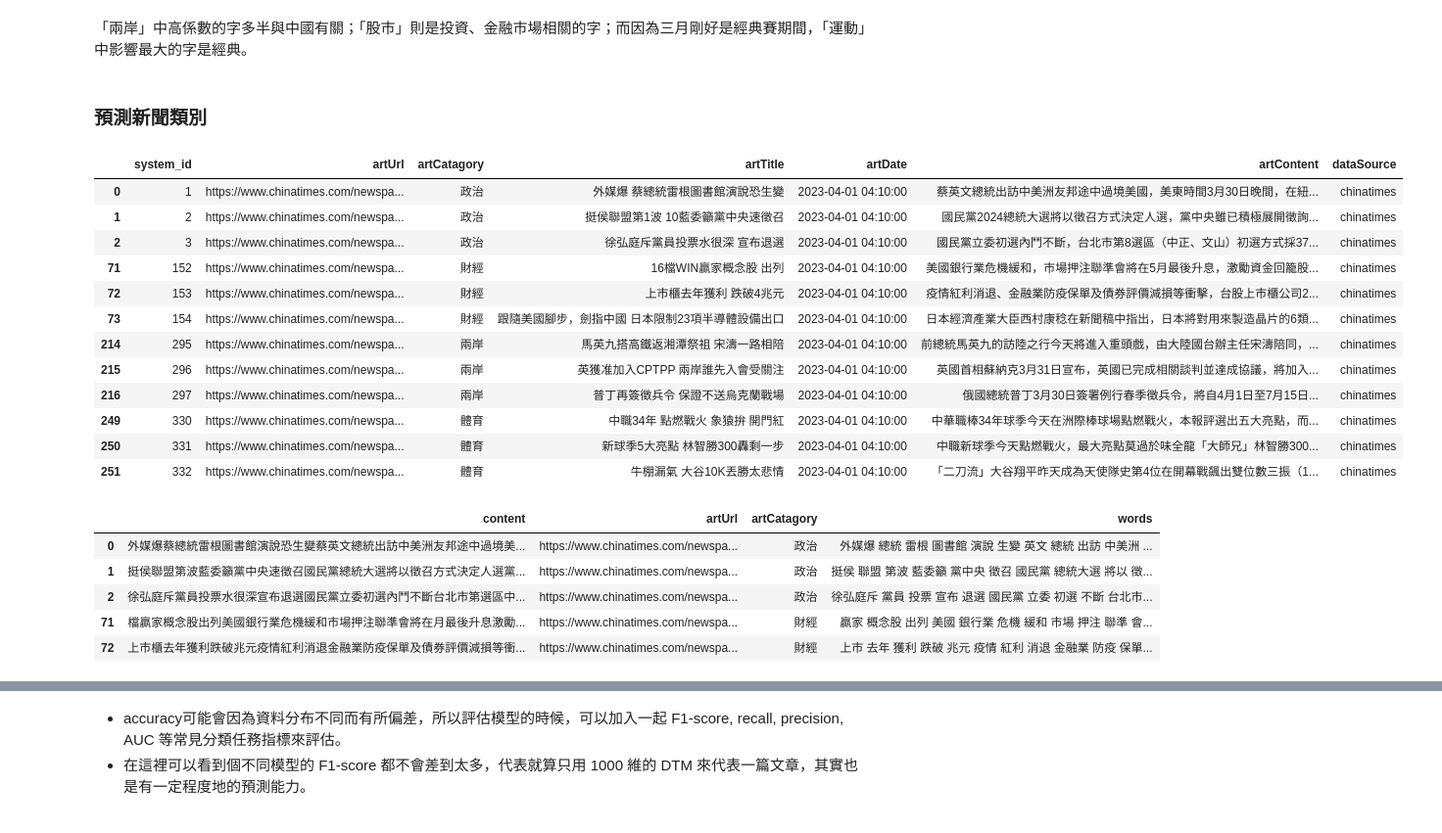
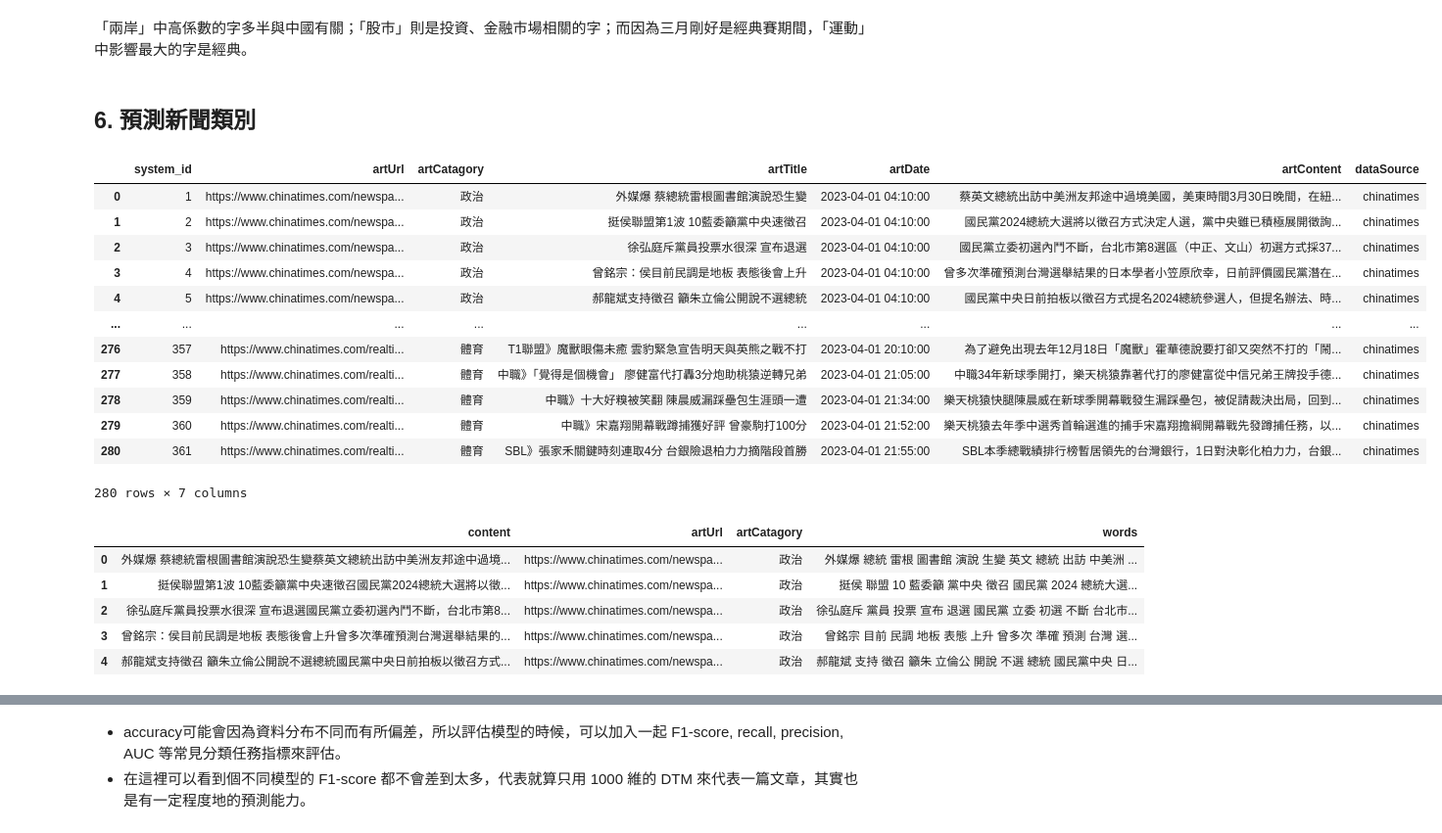
Before and after one commit to Text-Analytics-and-Retrieval/SMA_2023S, a Jupyter notebook: week11_classification/classification_zh_udn.ipynb, the cells around one changed output, grey strips where cells are left out. Shown at 98% size. Saved outputs shown, nothing was run; the diff lists cells and outputs as text; code cells hidden in the pictures.

```diff
--- a/week11_classification/classification_zh_udn.ipynb
+++ b/week11_classification/classification_zh_udn.ipynb
@@ -864,40 +873,31 @@ plot_coef(logistic_reg_model=model_set[best_model_name], feature_names=vectorize
 # %% [markdown]
 「兩岸」中高係數的字多半與中國有關；「股市」則是投資、金融市場相關的字；而因為三月剛好是經典賽期間，「運動」中影響最大的字是經典。
 # %% [markdown]
-### 預測新聞類別
+## 6. 預測新聞類別
 # %%
 ct = pd.read_csv("./raw_data/ct_news_04.csv")
-ct = ct.groupby("artCatagory").head(3)
+ct.dropna(inplace=True)
 ct
 # %% [output]
 |  | system_id | artUrl | artCatagory | artTitle | artDate | artContent | dataSource |
 | 0 | 1 | https://www.chinatimes.com/newspa... | 政治 | 外媒爆 蔡總統雷根圖書館演說恐生變 | 2023-04-01 04:10:00 | 蔡英文總統出訪中美洲友邦途中過境美國，美東時間3月30日晚間，在紐... | chinatimes |
 | 1 | 2 | https://www.chinatimes.com/newspa... | 政治 | 挺侯聯盟第1波 10藍委籲黨中央速徵召 | 2023-04-01 04:10:00 | 國民黨2024總統大選將以徵召方式決定人選，黨中央雖已積極展開徵詢... | chinatimes |
 | 2 | 3 | https://www.chinatimes.com/newspa... | 政治 | 徐弘庭斥黨員投票水很深 宣布退選 | 2023-04-01 04:10:00 | 國民黨立委初選內鬥不斷，台北市第8選區（中正、文山）初選方式採37... | chinatimes |
-| 71 | 152 | https://www.chinatimes.com/newspa... | 財經 | 16檔WIN贏家概念股 出列 | 2023-04-01 04:10:00 | 美國銀行業危機緩和，市場押注聯準會將在5月最後升息，激勵資金回籠股... | chinatimes |
-| 72 | 153 | https://www.chinatimes.com/newspa... | 財經 | 上市櫃去年獲利 跌破4兆元 | 2023-04-01 04:10:00 | 疫情紅利消退、金融業防疫保單及債券評價減損等衝擊，台股上市櫃公司2... | chinatimes |
-| 73 | 154 | https://www.chinatimes.com/newspa... | 財經 | 跟隨美國腳步，劍指中國 日本限制23項半導體設備出口 | 2023-04-01 04:10:00 | 日本經濟產業大臣西村康稔在新聞稿中指出，日本將對用來製造晶片的6類... | chinatimes |
-| 214 | 295 | https://www.chinatimes.com/newspa... | 兩岸 | 馬英九搭高鐵返湘潭祭祖 宋濤一路相陪 | 2023-04-01 04:10:00 | 前總統馬英九的訪陸之行今天將進入重頭戲，由大陸國台辦主任宋濤陪同，... | chinatimes |
-| 215 | 296 | https://www.chinatimes.com/newspa... | 兩岸 | 英獲准加入CPTPP 兩岸誰先入會受關注 | 2023-04-01 04:10:00 | 英國首相蘇納克3月31日宣布，英國已完成相關談判並達成協議，將加入... | chinatimes |
-| 216 | 297 | https://www.chinatimes.com/newspa... | 兩岸 | 普丁再簽徵兵令 保證不送烏克蘭戰場 | 2023-04-01 04:10:00 | 俄國總統普丁3月30日簽署例行春季徵兵令，將自4月1日至7月15日... | chinatimes |
-| 249 | 330 | https://www.chinatimes.com/newspa... | 體育 | 中職34年 點燃戰火 象猿拚 開門紅 | 2023-04-01 04:10:00 | 中華職棒34年球季今天在洲際棒球場點燃戰火，本報評選出五大亮點，而... | chinatimes |
-| 250 | 331 | https://www.chinatimes.com/newspa... | 體育 | 新球季5大亮點 林智勝300轟剩一步 | 2023-04-01 04:10:00 | 中職新球季今天點燃戰火，最大亮點莫過於味全龍「大師兄」林智勝300... | chinatimes |
-| 251 | 332 | https://www.chinatimes.com/newspa... | 體育 | 牛棚漏氣 大谷10K丟勝太悲情 | 2023-04-01 04:10:00 | 「二刀流」大谷翔平昨天成為天使隊史第4位在開幕戰飆出雙位數三振（1... | chinatimes |
+| 3 | 4 | https://www.chinatimes.com/newspa... | 政治 | 曾銘宗：侯目前民調是地板 表態後會上升 | 2023-04-01 04:10:00 | 曾多次準確預測台灣選舉結果的日本學者小笠原欣幸，日前評價國民黨潛在... | chinatimes |
+| 4 | 5 | https://www.chinatimes.com/newspa... | 政治 | 郝龍斌支持徵召 籲朱立倫公開說不選總統 | 2023-04-01 04:10:00 | 國民黨中央日前拍板以徵召方式提名2024總統參選人，但提名辦法、時... | chinatimes |
+| ... | ... | ... | ... | ... | ... | ... | ... |
+| 276 | 357 | https://www.chinatimes.com/realti... | 體育 | T1聯盟》魔獸眼傷未癒 雲豹緊急宣告明天與英熊之戰不打 | 2023-04-01 20:10:00 | 為了避免出現去年12月18日「魔獸」霍華德說要打卻又突然不打的「鬧... | chinatimes |
+| 277 | 358 | https://www.chinatimes.com/realti... | 體育 | 中職》「覺得是個機會」 廖健富代打轟3分炮助桃猿逆轉兄弟 | 2023-04-01 21:05:00 | 中職34年新球季開打，樂天桃猿靠著代打的廖健富從中信兄弟王牌投手德... | chinatimes |
+| 278 | 359 | https://www.chinatimes.com/realti... | 體育 | 中職》十大好糗被笑翻 陳晨威漏踩壘包生涯頭一遭 | 2023-04-01 21:34:00 | 樂天桃猿快腿陳晨威在新球季開幕戰發生漏踩壘包，被促請裁決出局，回到... | chinatimes |
+| 279 | 360 | https://www.chinatimes.com/realti... | 體育 | 中職》宋嘉翔開幕戰蹲捕獲好評 曾豪駒打100分 | 2023-04-01 21:52:00 | 樂天桃猿去年季中選秀首輪選進的捕手宋嘉翔擔綱開幕戰先發蹲捕任務，以... | chinatimes |
+| 280 | 361 | https://www.chinatimes.com/realti... | 體育 | SBL》張家禾關鍵時刻連取4分 台銀險退柏力力摘階段首勝 | 2023-04-01 21:55:00 | SBL本季總戰績排行榜暫居領先的台灣銀行，1日對決彰化柏力力，台銀... | chinatimes |
+280 rows × 7 columns
 # %%
 # 移除網址格式
-ct["artContent"] = ct.artContent.apply(
-    lambda x: re.sub("(http|https)://.*", "", x)
-)
-ct["artTitle"] = ct["artTitle"].apply(
-    lambda x: re.sub("(http|https)://.*", "", x)
-)
-# 只留下中文字
-ct["artContent"] = ct.artContent.apply(
-    lambda x: re.sub("[^\u4e00-\u9fa5]+", "", x)
-)
-ct["artTitle"] = ct["artTitle"].apply(
-    lambda x: re.sub("[^\u4e00-\u9fa5]+", "", x)
-)
+ct["artContent"].str.replace("(http|https)://.*", "", regex=True)
+ct["artTitle"].str.replace("(http|https)://.*", "", regex=True)
+ct["artContent"].str.replace("[^\u4e00-\u9fa5]+", "", regex=True)
+ct["artTitle"].str.replace("[^\u4e00-\u9fa5]+", "", regex=True)
 
 # 留下 content
 ct["content"] = ct["artTitle"] + ct["artContent"]
@@ -915,11 +915,11 @@ ct["words"] = ct["content"].apply(getToken).map(" ".join)
 ct.head()
 # %% [output]
 |  | content | artUrl | artCatagory | words |
-| 0 | 外媒爆蔡總統雷根圖書館演說恐生變蔡英文總統出訪中美洲友邦途中過境美... | https://www.chinatimes.com/newspa... | 政治 | 外媒爆 總統 雷根 圖書館 演說 生變 英文 總統 出訪 中美洲 ... |
-| 1 | 挺侯聯盟第波藍委籲黨中央速徵召國民黨總統大選將以徵召方式決定人選黨... | https://www.chinatimes.com/newspa... | 政治 | 挺侯 聯盟 第波 藍委籲 黨中央 徵召 國民黨 總統大選 將以 徵... |
-| 2 | 徐弘庭斥黨員投票水很深宣布退選國民黨立委初選內鬥不斷台北市第選區中... | https://www.chinatimes.com/newspa... | 政治 | 徐弘庭斥 黨員 投票 宣布 退選 國民黨 立委 初選 不斷 台北市... |
-| 71 | 檔贏家概念股出列美國銀行業危機緩和市場押注聯準會將在月最後升息激勵... | https://www.chinatimes.com/newspa... | 財經 | 贏家 概念股 出列 美國 銀行業 危機 緩和 市場 押注 聯準 會... |
-| 72 | 上市櫃去年獲利跌破兆元疫情紅利消退金融業防疫保單及債券評價減損等衝... | https://www.chinatimes.com/newspa... | 財經 | 上市 去年 獲利 跌破 兆元 疫情 紅利 消退 金融業 防疫 保單... |
+| 0 | 外媒爆 蔡總統雷根圖書館演說恐生變蔡英文總統出訪中美洲友邦途中過境... | https://www.chinatimes.com/newspa... | 政治 | 外媒爆 總統 雷根 圖書館 演說 生變 英文 總統 出訪 中美洲 ... |
+| 1 | 挺侯聯盟第1波 10藍委籲黨中央速徵召國民黨2024總統大選將以徵... | https://www.chinatimes.com/newspa... | 政治 | 挺侯 聯盟 10 藍委籲 黨中央 徵召 國民黨 2024 總統大選... |
+| 2 | 徐弘庭斥黨員投票水很深 宣布退選國民黨立委初選內鬥不斷，台北市第8... | https://www.chinatimes.com/newspa... | 政治 | 徐弘庭斥 黨員 投票 宣布 退選 國民黨 立委 初選 不斷 台北市... |
+| 3 | 曾銘宗：侯目前民調是地板 表態後會上升曾多次準確預測台灣選舉結果的... | https://www.chinatimes.com/newspa... | 政治 | 曾銘宗 目前 民調 地板 表態 上升 曾多次 準確 預測 台灣 選... |
+| 4 | 郝龍斌支持徵召 籲朱立倫公開說不選總統國民黨中央日前拍板以徵召方式... | https://www.chinatimes.com/newspa... | 政治 | 郝龍斌 支持 徵召 籲朱 立倫公 開說 不選 總統 國民黨中央 日... |
 # %%
 ct['artCatagory'].value_counts()
 # %% [output]
```
Also changed, not shown: parts of 17 cells of this notebook, 2 other files.
